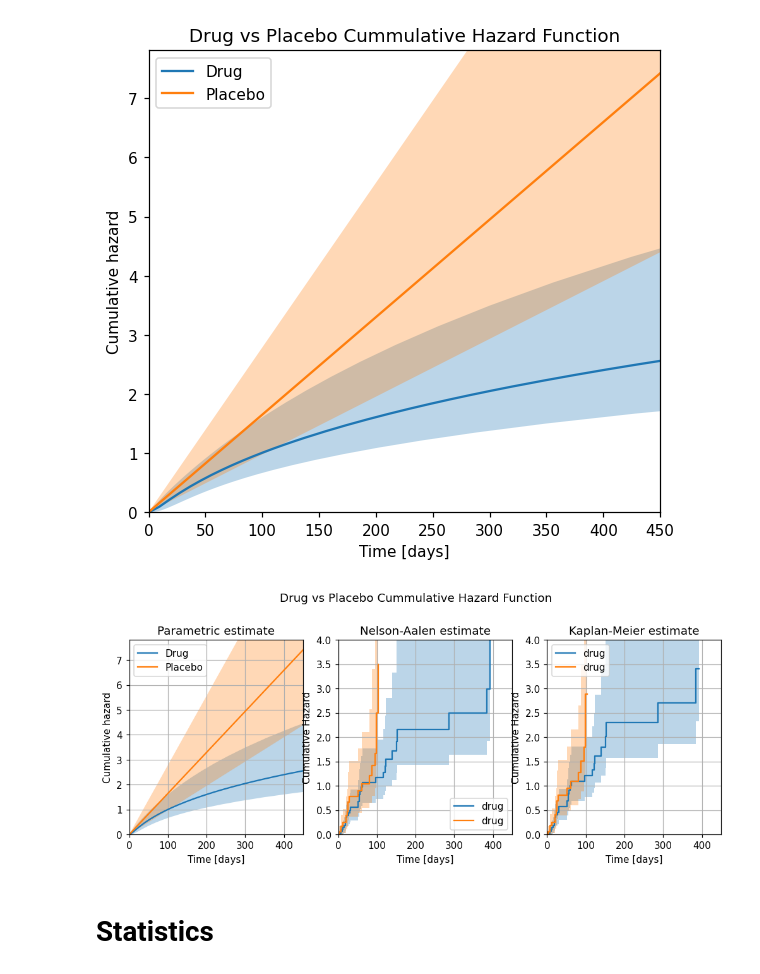
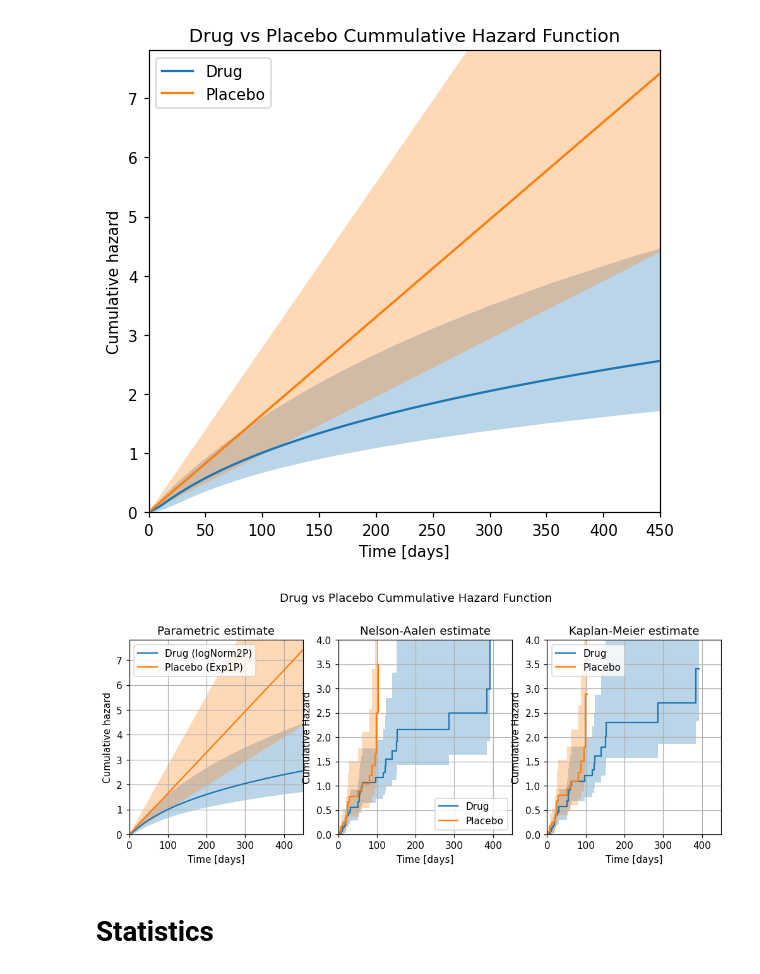
Before and after one commit to aleksejalex/ske_assignment, a Jupyter notebook: SKE_AG_protokol.ipynb, the cells around one changed output. Drawn from its saved outputs; the diff is of its cells as text; code cells hidden in the pictures.

```diff
--- a/SKE_AG_protokol.ipynb
+++ b/SKE_AG_protokol.ipynb
@@ -811,40 +811,40 @@ plt.show()
 # %%
 plt.figure(figsize=(11,4), dpi=dpi_for_plot)
 
 plt.subplot(131)
-fitted_drugs_logNorm2p.CHF(label='Drug')
-fitted_placebo_Exponential1p.CHF(label='Placebo')
+fitted_drugs_logNorm2p.CHF(label='Drug (logNorm2P)')
+fitted_placebo_Exponential1p.CHF(label='Placebo (Exp1P)')
 plt.xlim(0,450)
 plt.grid()
 plt.legend()
 plt.xlabel('Time [days]')
 plt.title('Parametric estimate')
 
 plt.subplot(132)
-NelsonAalen(failures=data_drug['survt'], right_censored=data_drug.cens, label='drug', print_results=False, plot_type='CHF')
-NelsonAalen(failures=data_placebo['survt'], right_censored=data_placebo.cens, label='drug', print_results=False, plot_type='CHF')
+NelsonAalen(failures=data_drug['survt'], right_censored=data_drug.cens, label='Drug', print_results=False, plot_type='CHF')
+NelsonAalen(failures=data_placebo['survt'], right_censored=data_placebo.cens, label='Placebo', print_results=False, plot_type='CHF')
 plt.xlim(0,450)
 plt.ylim(0,4)
 plt.grid()
 plt.title('Nelson-Aalen estimate')
 plt.xlabel('Time [days]')
 plt.legend()
 
 plt.subplot(133)
-KaplanMeier(failures=data_drug['survt'], right_censored=data_drug.cens, label='drug', print_results=False, plot_type='CHF')
-KaplanMeier(failures=data_placebo['survt'], right_censored=data_placebo.cens, label='drug', print_results=False, plot_type='CHF')
+KaplanMeier(failures=data_drug['survt'], right_censored=data_drug.cens, label='Drug', print_results=False, plot_type='CHF')
+KaplanMeier(failures=data_placebo['survt'], right_censored=data_placebo.cens, label='Placebo', print_results=False, plot_type='CHF')
 plt.xlim(0,450)
 plt.ylim(0,4)
 plt.grid()
 plt.title('Kaplan-Meier estimate')
 plt.xlabel('Time [days]')
 plt.legend()
 
 plt.suptitle('Drug vs Placebo Cummulative Hazard Function')
 plt.savefig('protokol/img/cumulative_hazard_function_drug_vs_placebo_TRIPLE.png', dpi=dpi_for_export)
 plt.show()
 # %% [output]
-[figure, old version]
+[figure, new version]
 # %% [markdown]
 # Statistics
 # %%
```
Also changed, not shown: parts of 24 cells of this notebook, 4 other files.
